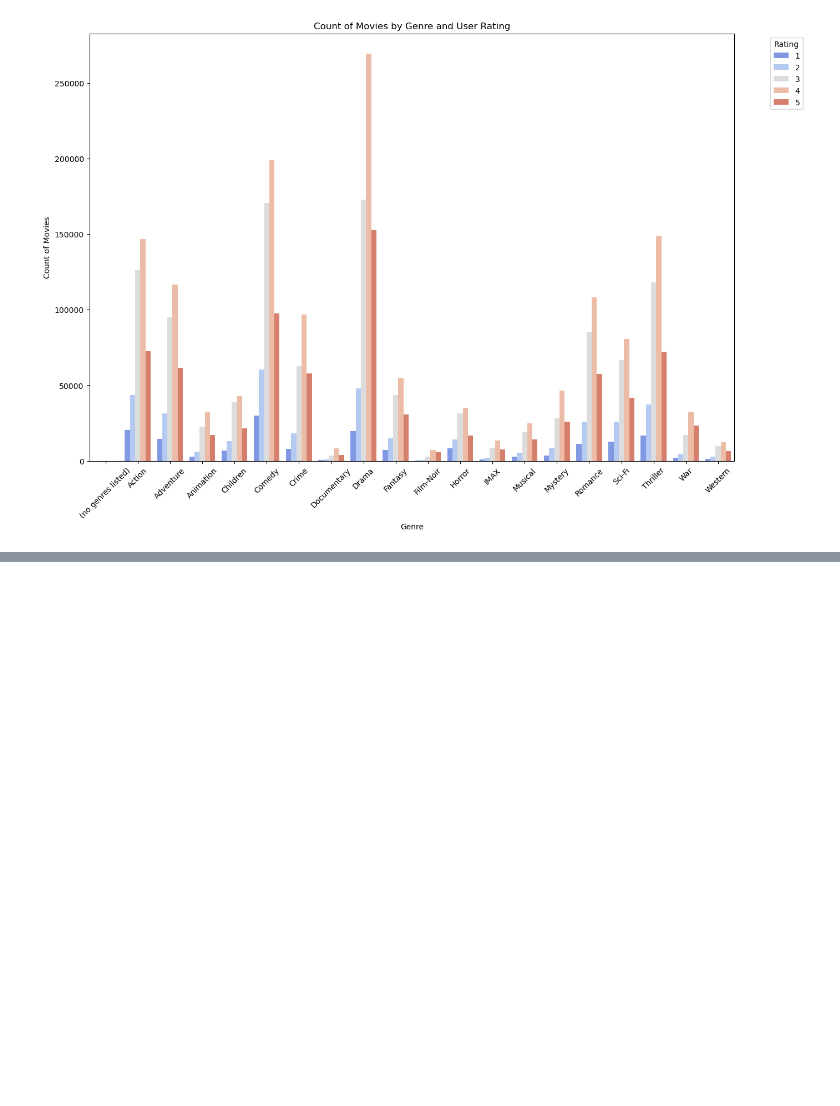
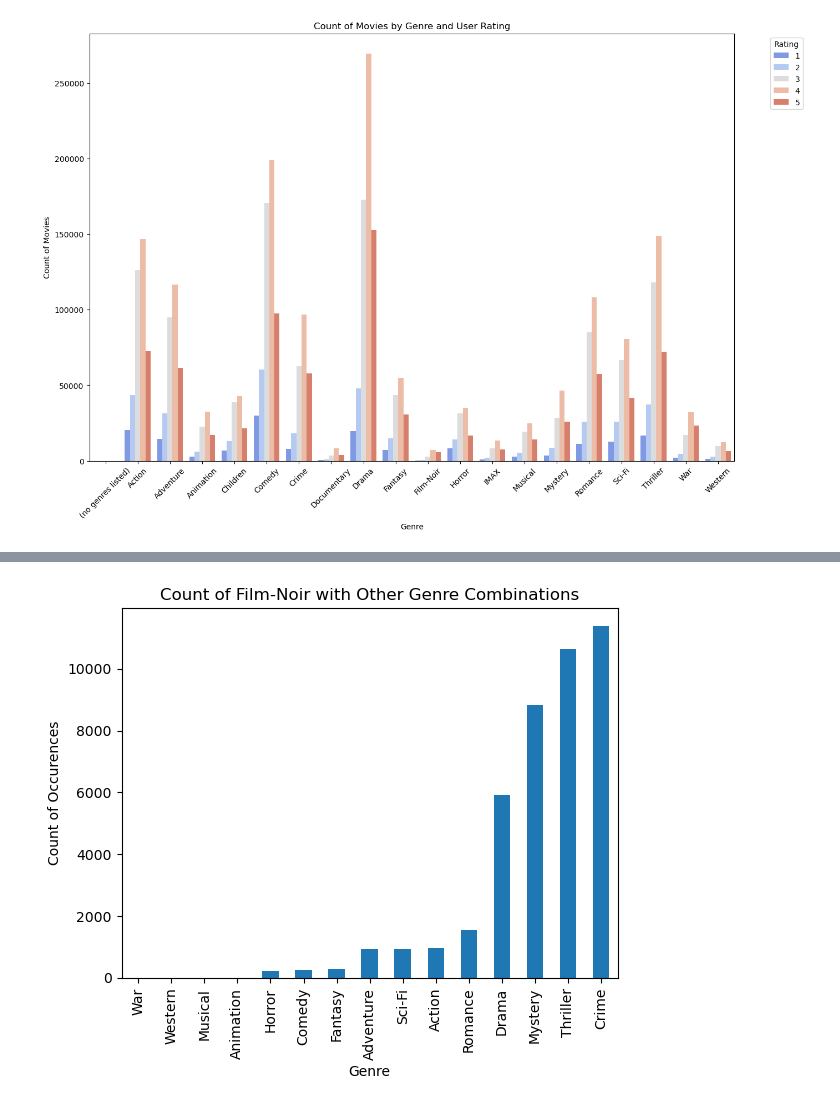
Before and after one commit to padraicohora/movie-recommendation, a Jupyter notebook: exploration/movies-ratings-tags-exploration.ipynb, the cells around one changed output, grey strips where cells are left out. Saved outputs shown, nothing was run; the diff lists cells and outputs as text; code cells hidden in the pictures; blank space fills up the shorter version.

```diff
--- a/exploration/movies-ratings-tags-exploration.ipynb
+++ b/exploration/movies-ratings-tags-exploration.ipynb
@@ -254,0 +305,12 @@ plt.show()
+# %%
+
+only_film_noir = data[data["Film-Noir"]==1]
+
+fn_combinations=only_film_noir[genres].sum()
+
+
+fn_combinations = fn_combinations.drop(["Film-Noir", "(no genres listed)"])
+
+fn_combinations = fn_combinations.sort_values()
+fn_combinations= fn_combinations[fn_combinations!=0]
+print(fn_combinations)
@@ -254,0 +334,8 @@ plt.show()
+# %%
+fn_combinations.plot(kind="bar")
+plt.title('Count of Film-Noir with Other Genre Combinations')
+plt.xlabel('Genre')
+plt.ylabel('Count of Occurences')
+plt.show()
+# %% [output]
+[figure, added]
```
Also changed, not shown: parts of 14 cells of this notebook, 8 other files.
